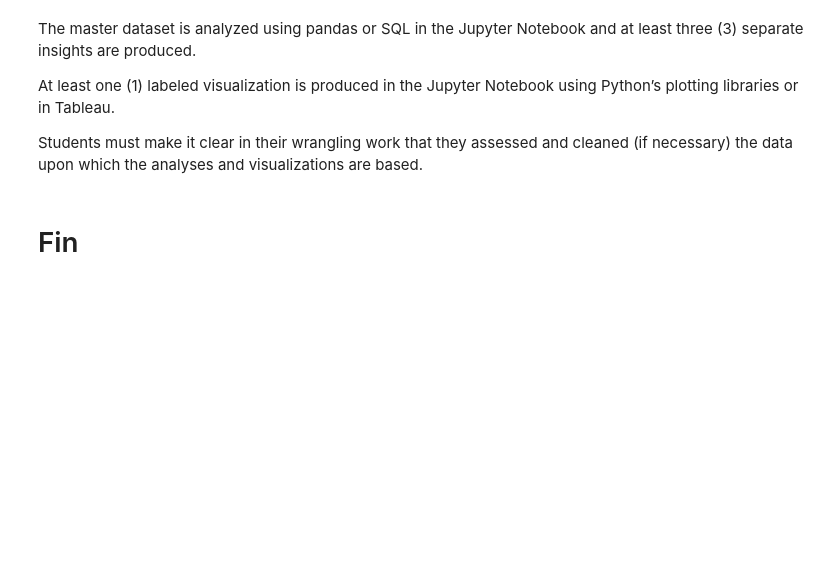
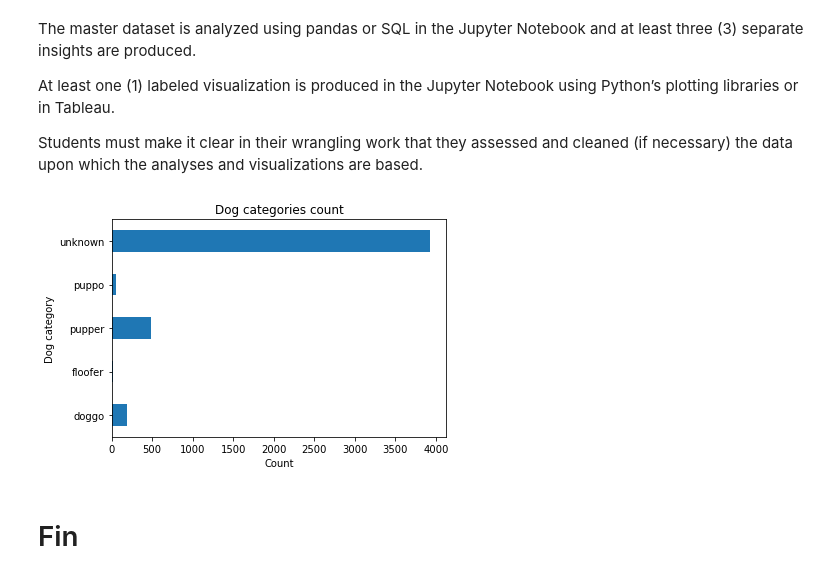
Before and after one commit to oaramirez/we_rate_dogs, a Jupyter notebook: wrangle_act.ipynb, the cells around one changed output. Cells and saved outputs as stored; diff of their text form; code cells hidden in the pictures; blank space fills up the shorter version.

Commit message:
Start adding the findings and visualization

```diff
--- a/wrangle_act.ipynb
+++ b/wrangle_act.ipynb
@@ -96,13 +96,13 @@ twitter_ids = df_twitter_archive_enhanced.tweet_id
 - found the _.json and json.dump searching in stack overflow
 - https://stackoverflow.com/questions/48157921/saving-tweets-to-json-file-in-python-3-6
 # %%
-# filename = 'tweet_json.txt'
-# with open(filename, mode='a') as file:
-#     for tweet_id in twitter_ids:
-#         try:
-#             tweet_data = api.get_status(tweet_id)
-#             json.dump(tweet_data._json,file)
-#             file.write('\n')
-#             print(tweet_id)
-#         except Exception as e:
-#             print(e)
+filename = 'tweet_json.txt'
+with open(filename, mode='a') as file:
+    for tweet_id in twitter_ids:
+        try:
+            tweet_data = api.get_status(tweet_id)
+            json.dump(tweet_data._json,file)
+            file.write('\n')
+            print(tweet_id)
+        except Exception as e:
+            print(e)
@@ -842,9 +860,11 @@ At least one (1) labeled visualization is produced in the Jupyter Notebook using
 
 Students must make it clear in their wrangling work that they assessed and cleaned (if necessary) the data upon which the analyses and visualizations are based.
 # %%
-# ax = df_tweets_complete.groupby('dog_category').count()['tweet_id'].plot(kind='barh', legend=False, title='Dog categories count');
-# ax.set_ylabel('Dog category');
-# ax.set_xlabel('Count');
+ax = df_tweets_complete.groupby('dog_category').count()['tweet_id'].plot(kind='barh', legend=False, title='Dog categories count');
+ax.set_ylabel('Dog category');
+ax.set_xlabel('Count');
+# %% [output]
+[figure, added]
 # %% [markdown]
 # Fin
 # %%
```
Also changed, not shown: parts of 17 cells of this notebook, 2 other files.
